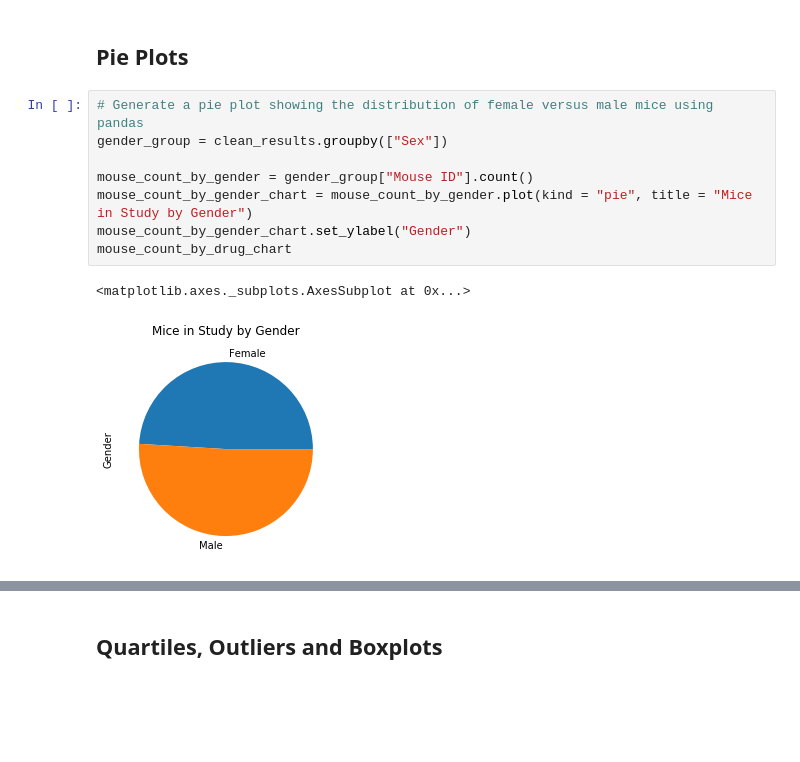
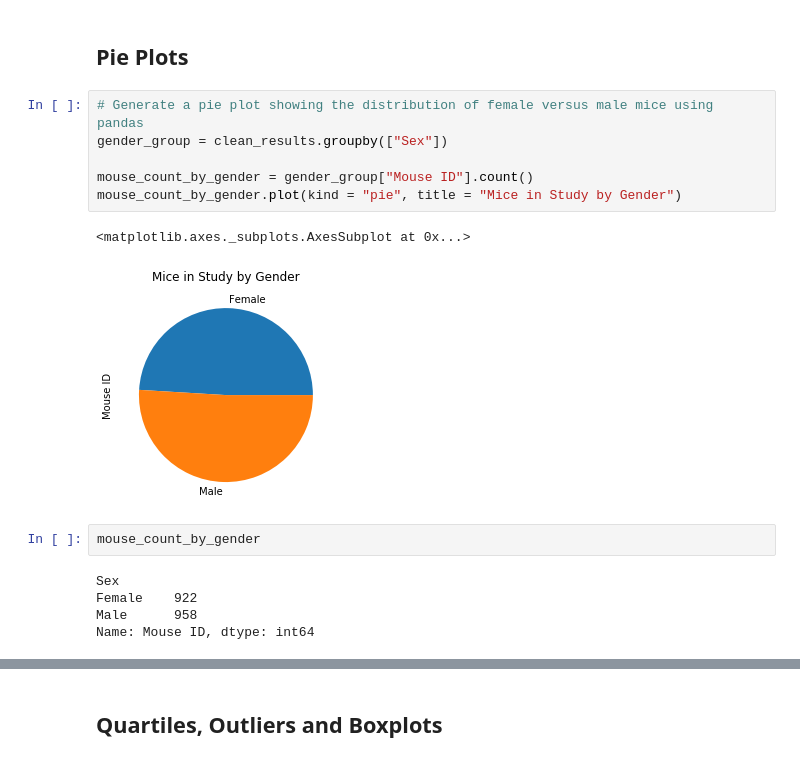
Before and after one commit to jeremyhamley/05-Matplotlib, a Jupyter notebook: Pymaceuticals/pymaceuticals_jeremy_h.ipynb, the cells around one changed output, grey strips where cells are left out. Saved outputs shown, nothing was run; the diff lists cells and outputs as text; blank space fills up the shorter version.

```diff
--- a/Pymaceuticals/pymaceuticals_jeremy_h.ipynb
+++ b/Pymaceuticals/pymaceuticals_jeremy_h.ipynb
@@ -135,13 +139,18 @@ mouse_count_by_drug_chart
 # %%
 # Generate a pie plot showing the distribution of female versus male mice using pandas
 gender_group = clean_results.groupby(["Sex"])
 
 mouse_count_by_gender = gender_group["Mouse ID"].count()
-mouse_count_by_gender_chart = mouse_count_by_gender.plot(kind = "pie", title = "Mice in Study by Gender")
-mouse_count_by_gender_chart.set_ylabel("Gender")
-mouse_count_by_drug_chart
+mouse_count_by_gender.plot(kind = "pie", title = "Mice in Study by Gender")
 # %% [output]
 <matplotlib.axes._subplots.AxesSubplot at 0x...>
-[figure, old version]
+[figure, new version]
+# %%
+mouse_count_by_gender
+# %% [output]
+Sex
+Female    922
+Male      958
+Name: Mouse ID, dtype: int64
 # %%
 # Generate a pie plot showing the distribution of female versus male mice using pyplot
```
Also changed, not shown: parts of 10 cells of this notebook.
